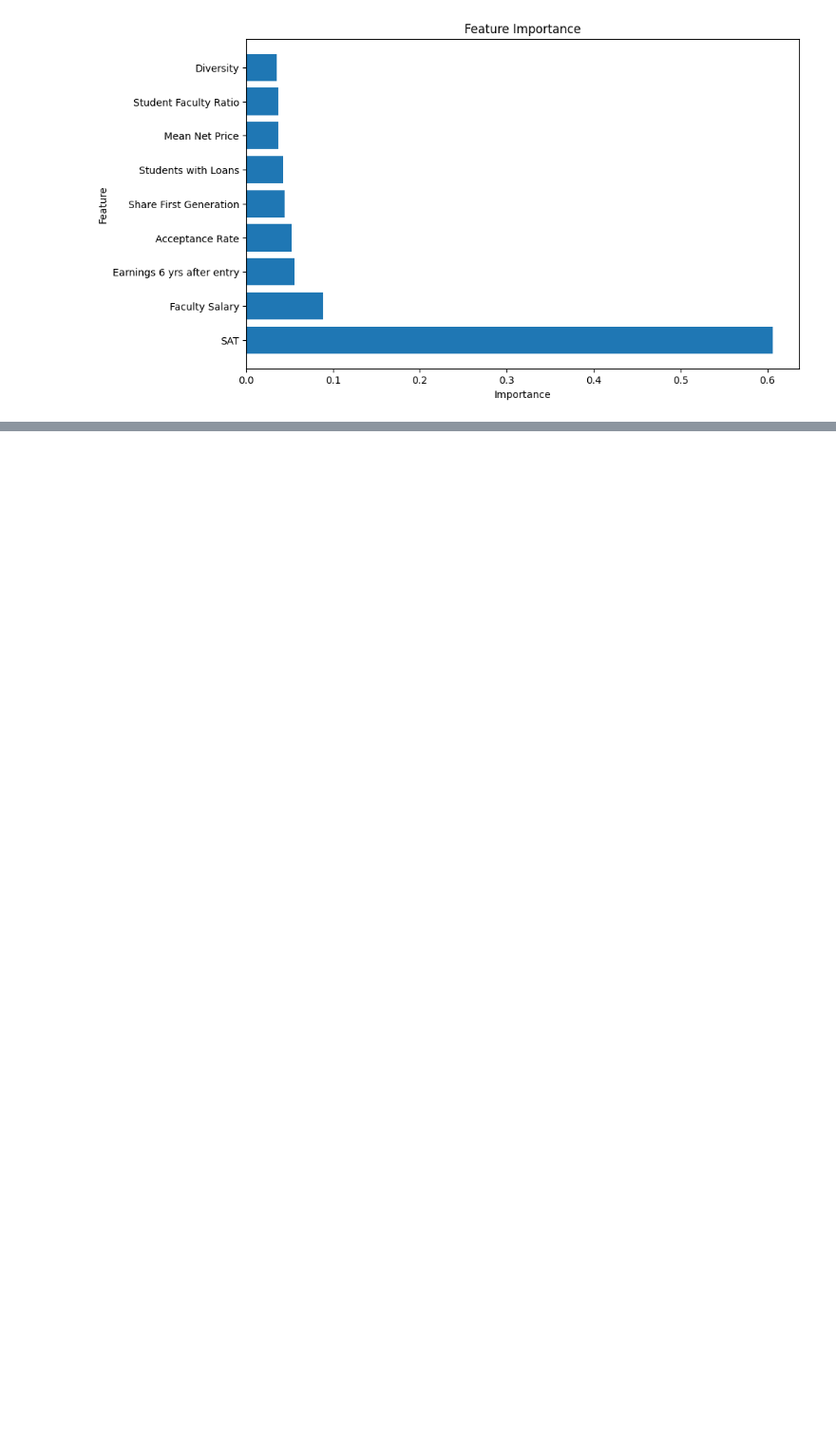
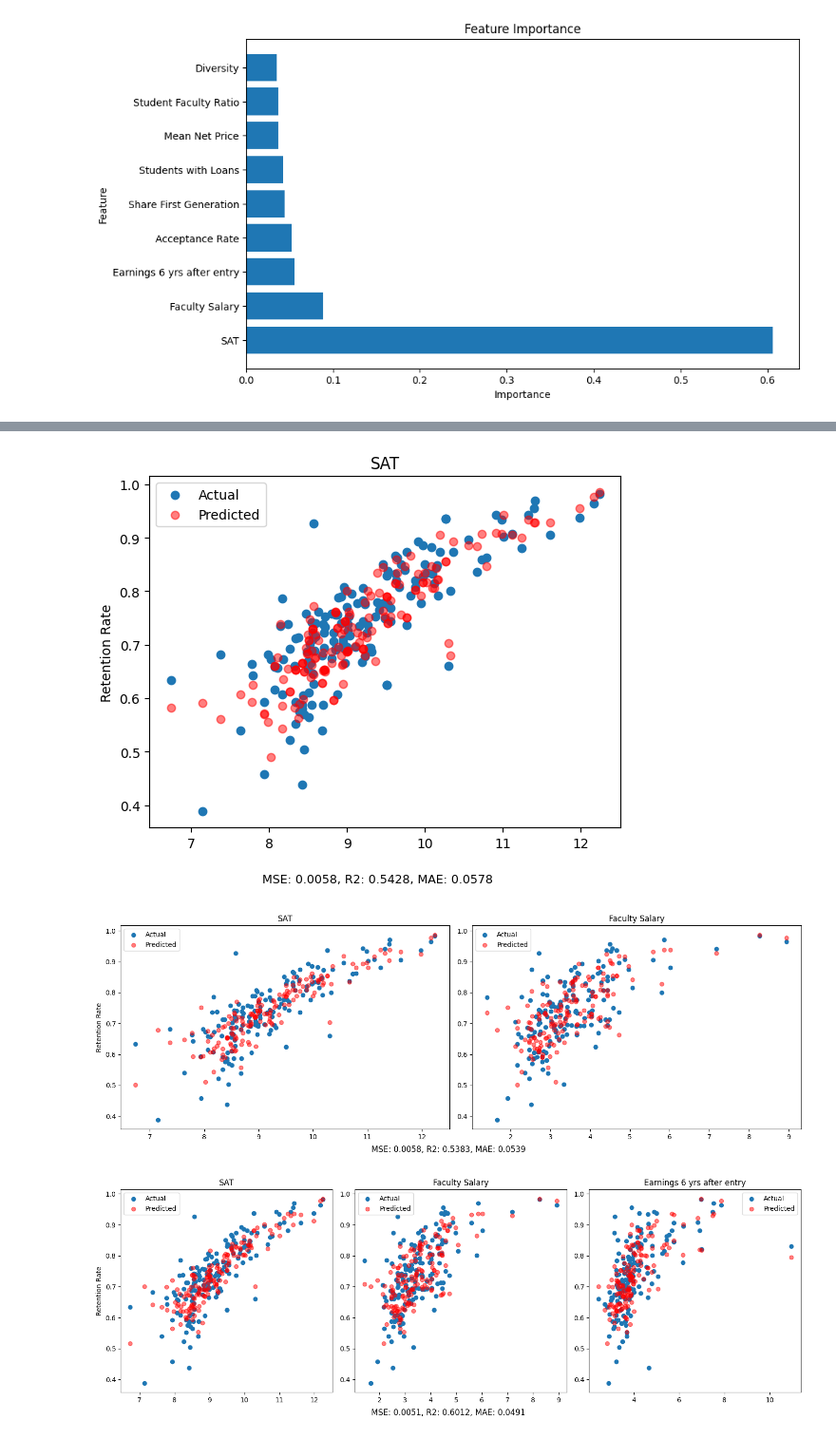
Before and after one commit to sahana-dhar/Understanding-Student-Retention-in-Higher-Education-, a Jupyter notebook: ML_testing.ipynb, the cells around one changed output, grey strips where cells are left out. Shown at 95% size. Saved outputs shown, nothing was run; the diff lists cells and outputs as text; code cells hidden in the pictures; blank space fills up the shorter version.

Commit message:
refined RFR, began conclusions for that model

```diff
--- a/ML_testing.ipynb
+++ b/ML_testing.ipynb
@@ -73,7 +77,7 @@ def rfr(cols):
     X = df_standardized[cols].to_numpy()
     y = df_college['Retention Rate'].to_numpy()
 
-    # split the data
+    # split the data (cross validate with LOO-CV)
     X_train, X_test, y_train, y_test = train_test_split(X, y, test_size=0.2, random_state=42)
 
     # create Random Forest Regressor model
@@ -88,15 +92,15 @@ def rfr(cols):
     # evaluate the model
     mse = mean_squared_error(y_test, y_pred)
     r2 = r2_score(y_test, y_pred)
+    mae = mean_absolute_error(y_test, y_pred) #average absolute difference between the predicted and actual values and can be considered as an accuracy-like measure for regression
     residuals = y_test - y_pred
 
-    return {'mse':mse, 'r2':r2, 'residuals':residuals, 'X_test':X_test, 'y_test':y_test, 'y_pred':y_pred}
+    return {'mse':mse, 'r2':r2, 'mae':mae, 'residuals':residuals, 'X_test':X_test, 'y_test':y_test, 'y_pred':y_pred, 'features':cols}
 # %%
-def viz_rfr(model, cols):
+def viz_rfr(model):
     """ visualize results of Random Forest Regressor with scatter plots
     Arguments:
         model (dict): results of fitting the RFR
-        cols (list): list of column names
 
     Returns:
         None
@@ -106,30 +110,36 @@ def viz_rfr(model, cols):
     X_test = model['X_test']
     y_test = model['y_test']
     y_pred = model['y_pred']
+    mse = model['mse']
+    r2 = model['r2']
+    mae = model['mae']
 
     if num_features > 1:
         fig, axes = plt.subplots(nrows=1, ncols=num_features, figsize=(15, 5))
 
         for i in range(num_features):
             X_test_feature = model['X_test'][:, i]
-            y_test = model['y_test']
-            y_pred = model['y_pred']
 
             axes[i].scatter(X_test_feature, y_test, label='Actual')
             axes[i].scatter(X_test_feature, y_pred, label='Predicted', color='r', alpha=0.5)
             axes[i].legend()
-            axes[i].set_xlabel(f'Standardized {cols[i]}')
-            axes[i].set_ylabel('Retention Rate')
-            axes[i].set_title(cols[i])
+            if i == 0:
+                axes[i].set_ylabel('Retention Rate')
+            axes[i].set_title(model['features'][i])
+
+            font_size = 12
 
         plt.tight_layout()
-        plt.show()
 
     else:
         plt.scatter(X_test, y_test, label='Actual')
         plt.scatter(X_test, y_pred, label='Predicted', color='r', alpha=0.5)
         plt.legend()
-        plt.xlabel(f'Standardized {cols[0]}')
         plt.ylabel('Retention Rate')
-        plt.title(cols[0])
-        plt.show()
+        plt.title(model['features'][0])
+        font_size = 9
+
+    stats_text = f'MSE: {mse:.4f}, R2: {r2:.4f}, MAE: {mae:.4f}'
+    plt.suptitle(stats_text, y=0.01, fontsize=font_size, ha='center')
+
+    plt.show()
@@ -195,0 +201,7 @@ fig.show()
+# %%
+for model in ls_models:
+    viz_rfr(model)
+# %% [output]
+[figure, added]
+[figure, added]
+[figure, added]
```
Also changed, not shown: parts of 25 cells of this notebook.
